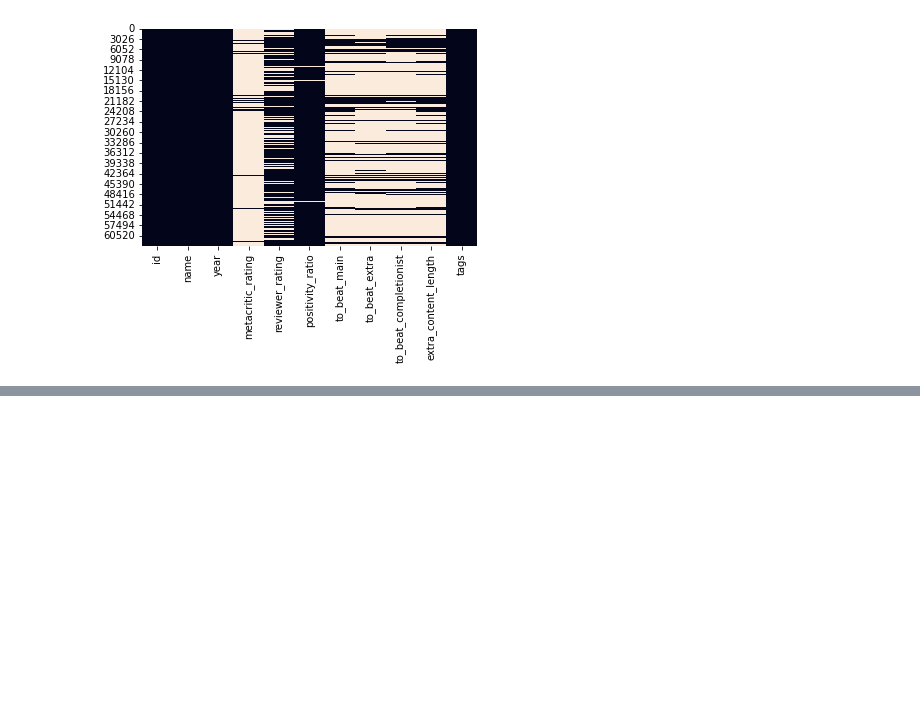
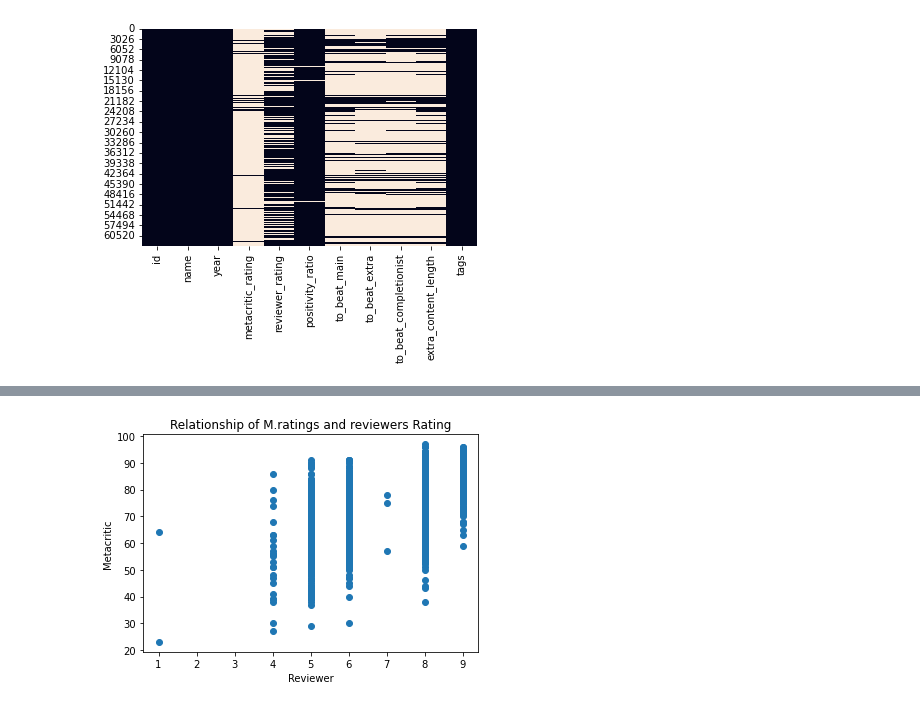
Before and after one commit to Noeljarillo/Steam_Data_Analitycs, a Jupyter notebook: notebook.ipynb, the cells around one changed output, grey strips where cells are left out. Saved outputs shown, nothing was run; the diff lists cells and outputs as text; code cells hidden in the pictures; blank space fills up the shorter version.

```diff
--- a/notebook.ipynb
+++ b/notebook.ipynb
@@ -62,0 +70,10 @@ plt.show()
+# %%
+#Relationship of ratings and reviews
+
+plt.scatter(df_clean.reviewer_rating, df_clean.metacritic_rating)
+plt.title("Relationship of M.ratings and reviewers Rating")
+plt.ylabel("Metacritic")
+plt.xlabel("Reviewer")
+plt.show()
+# %% [output]
+[figure, added]
```
Also changed, not shown: parts of 2 cells of this notebook.
